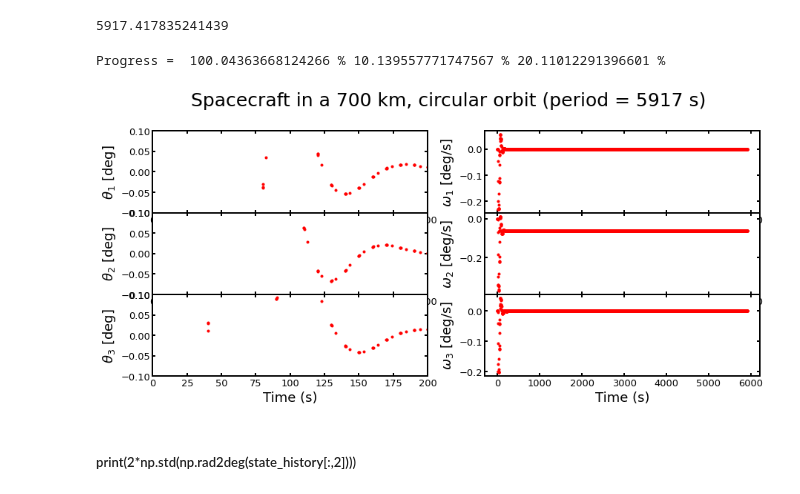
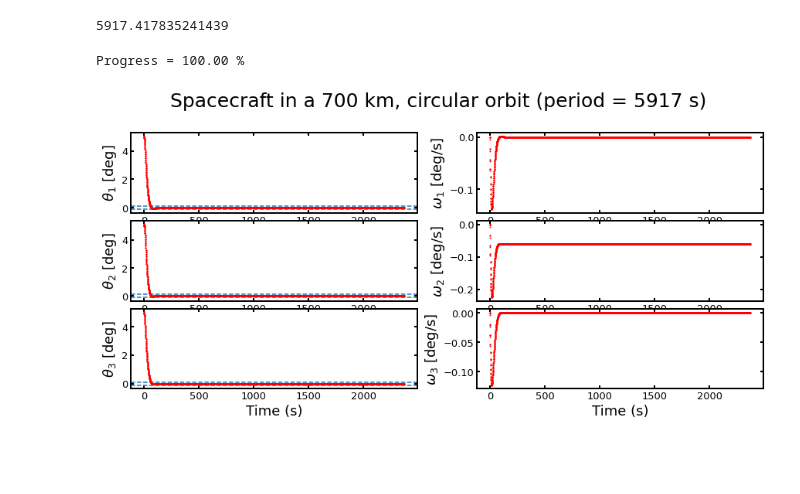
Before and after one commit to thomas7392/spacecraftattitudecontrol, a Jupyter notebook: Old_code.ipynb, the cells around one changed output. Saved outputs shown, nothing was run; the diff lists cells and outputs as text; code cells hidden in the pictures; blank space fills up the shorter version.

Commit message:
Restructured control loop

```diff
--- a/Old_code.ipynb
+++ b/Old_code.ipynb
@@ -178,19 +177,21 @@ Kt2  = 81
 Ku3 = 15
 Kt3 = 90
 
+factor = 2.3
+
 # # Trial
-# state_history = simulate(termination_time = 100,
+# state_history = simulate_attitude(termination_time = 100,
 #             dt_control = 2,
 #             p = [15, 15, 15],
 #             i = [0, 0, 0],
 #             d = [0, 0, 0])
 
 # PD
-state_history = simulate_attitude(termination_time = period,
-            dt_control = 10,
+state_history = simulate_attitude(termination_time = .4 * period,
+            dt_control = 1,
             p = [0.8*Ku1, 0.8 * Ku2, 0.8 * Ku3],
             i = [0, 0, 0],
-            d = [1.5 * 0.1 * Kt1 * Ku1, 1.5 * 0.1 * Kt2 * Ku2, 1.5 *  0.1 * Kt3 * Ku3])
+            d = [factor * 0.1 * Kt1 * Ku1, factor * 0.1 * Kt2 * Ku2, factor *  0.1 * Kt3 * Ku3])
 
 # # PID
 # state_history = simulate_attitude(termination_time = 3 * period,
@@ -199,36 +200,38 @@ state_history = simulate_attitude(termination_time = period,
 #             i = [0, 1.2 * Ku/Kt, 0],
 #             d = [0, 0.075 * Ku * Kt, 0])
 # %% [output]
-Progress =  100.04363668124266 % 10.139557771747567 % 20.11012291396601 %
+Progress = 100.00 %
 # %%
 labels = [r"$\theta_1$ [deg]", r"$\theta_2$ [deg]", r"$\theta_3$ [deg]",
           "$\omega_1$ [deg/s]", "$\omega_2$ [deg/s]", "$\omega_3$ [deg/s]"]
 
 fig, axes = plt.subplots(3, 2, figsize = (13, 6))
 fig.tight_layout(pad=4)
 fig.suptitle("Spacecraft in a 700 km, circular orbit (period = %.i s)" % period, fontsize = 25, y = 1.02)
-fig.subplots_adjust(hspace=0)
+fig.subplots_adjust(hspace=0.1)
 axes[2, 0].set_xlabel("Time (s)", fontsize = 18)
 axes[2, 1].set_xlabel("Time (s)", fontsize = 18)
 
 for ax in axes[:,0]:
-    ax.set_xlim(0, 200)
-    ax.set_ylim(-5, 6)
 
-    ax.set_xlim(0, 200)
-    ax.set_ylim(-0.1, 0.1)
+    ax.axhline(-0.1, linestyle = '--')
+    ax.axhline(0.1, linestyle = '--')
+
+#     ax.set_xlim(0, 200)
+#     ax.set_ylim(-5, 6)
+
+    # ax.set_xlim(0, 100)
+    # ax.set_ylim(-0.5, 0.5)
 
 for i, ax in enumerate(axes.T.flat):
 
-    ax.plot(state_history[:,0], np.rad2deg(state_history[:,1+i]), 'ro', markersize = 3)
+    ax.plot(state_history[0][:,0], np.rad2deg(state_history[0][:,1+i]), 'ro', markersize = 1)
     ax.set_ylabel(labels[i], fontsize = 18)
     #ax.axvline(81)
     for axis in ['top','bottom','left','right']:
         ax.spines[axis].set_linewidth(2)
     ax.tick_params(labelsize=13)
     ax.tick_params(axis="both",direction="in",which="both", length=4, width = 2)
     ax.tick_params(bottom=True, top=True, left=True, right=True)
 # %% [output]
-[figure, old version]
+[figure, new version]
-# %% [markdown]
-##### print(2*np.std(np.rad2deg(state_history[:,2])))
```
Also changed, not shown: parts of 2 cells of this notebook, 10 other files.
